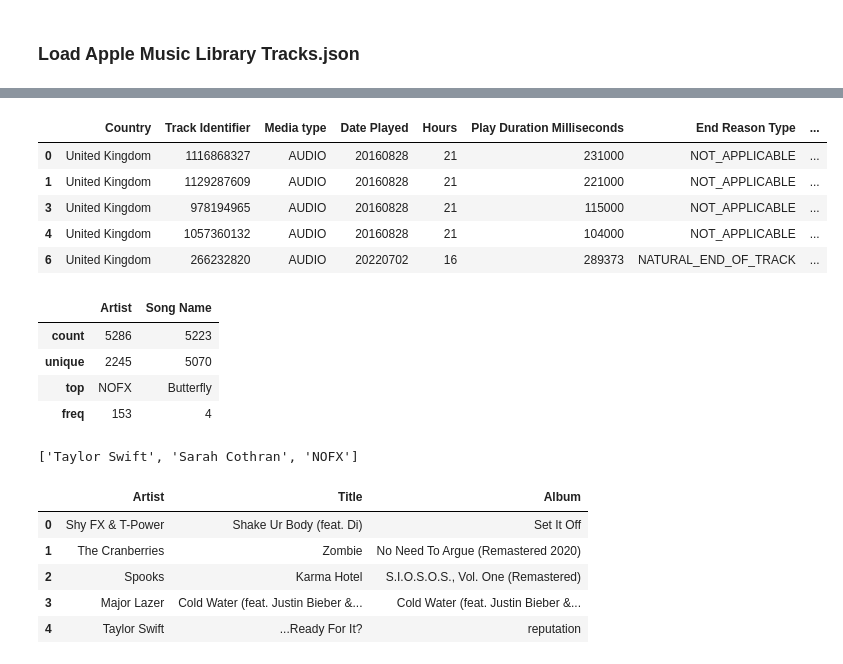
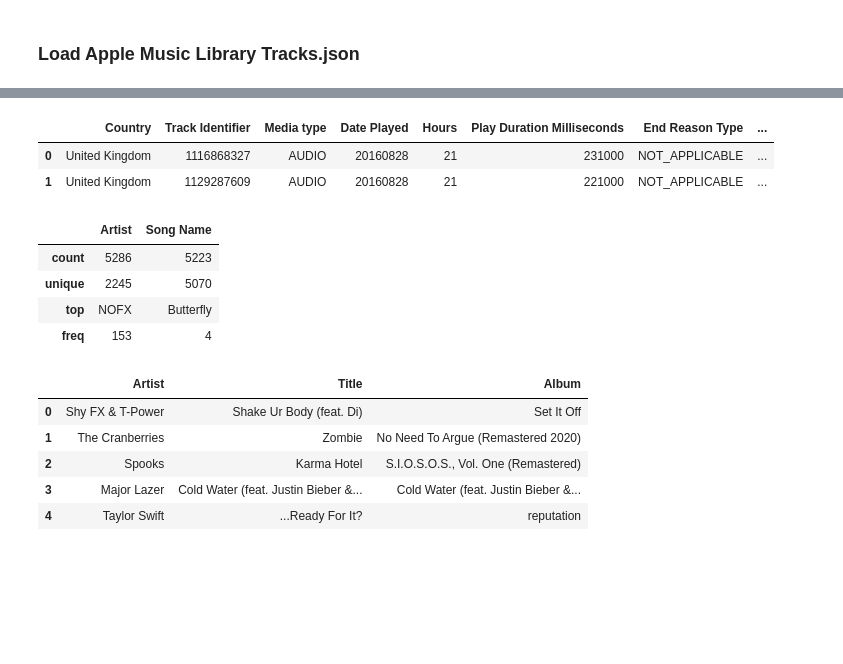
Before and after one commit to ftaylor101/spotify, a Jupyter notebook: apple_vis.ipynb, the cells around one changed output, grey strips where cells are left out. Drawn from its saved outputs; the diff is of its cells as text; code cells hidden in the pictures; blank space fills up the shorter version.

```diff
--- a/apple_vis.ipynb
+++ b/apple_vis.ipynb
@@ -184,14 +59,11 @@ split_columns = tracks_df['Track Description'].str.split(' - ', expand=True)
 tracks_df['Artist'] = split_columns[0]
 tracks_df['Song Name'] = split_columns[1]
 # %%
-tracks_df.head()
+tracks_df.head(2)
 # %% [output]
 |  | Country | Track Identifier | Media type | Date Played | Hours | Play Duration Milliseconds | End Reason Type | ... |
 | 0 | United Kingdom | 1116868327 | AUDIO | 20160828 | 21 | 231000 | NOT_APPLICABLE | ... |
 | 1 | United Kingdom | 1129287609 | AUDIO | 20160828 | 21 | 221000 | NOT_APPLICABLE | ... |
-| 3 | United Kingdom | 978194965 | AUDIO | 20160828 | 21 | 115000 | NOT_APPLICABLE | ... |
-| 4 | United Kingdom | 1057360132 | AUDIO | 20160828 | 21 | 104000 | NOT_APPLICABLE | ... |
-| 6 | United Kingdom | 266232820 | AUDIO | 20220702 | 16 | 289373 | NATURAL_END_OF_TRACK | ... |
 # %%
 filtered_tracks_df = tracks_df.filter(['Artist', 'Song Name'])
 filtered_tracks_df = filtered_tracks_df.drop_duplicates()
@@ -203,10 +75,6 @@ filtered_tracks_df.describe()
 | unique | 2245 | 5070 |
 | top | NOFX | Butterfly |
 | freq | 153 | 4 |
-# %%
-filtered_tracks_df[filtered_tracks_df['Song Name'] == 'Love Story']["Artist"].to_list()
-# %% [output]
-['Taylor Swift', 'Sarah Cothran', 'NOFX']
 # %%
 filtered_library_df = library_tracks.filter(['Artist', 'Title', 'Album'])
 filtered_library_df = filtered_library_df.drop_duplicates()
```
Also changed, not shown: parts of 32 cells of this notebook, 1 other file.
